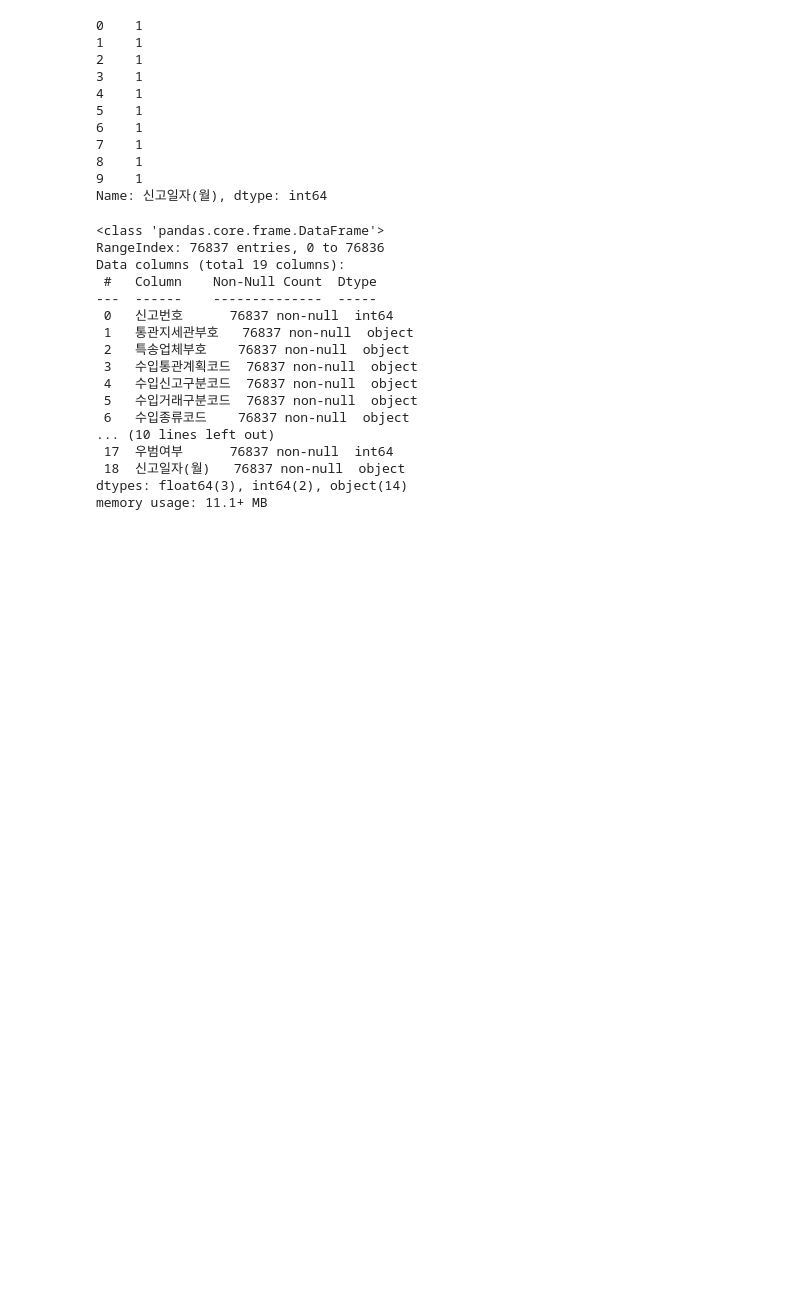
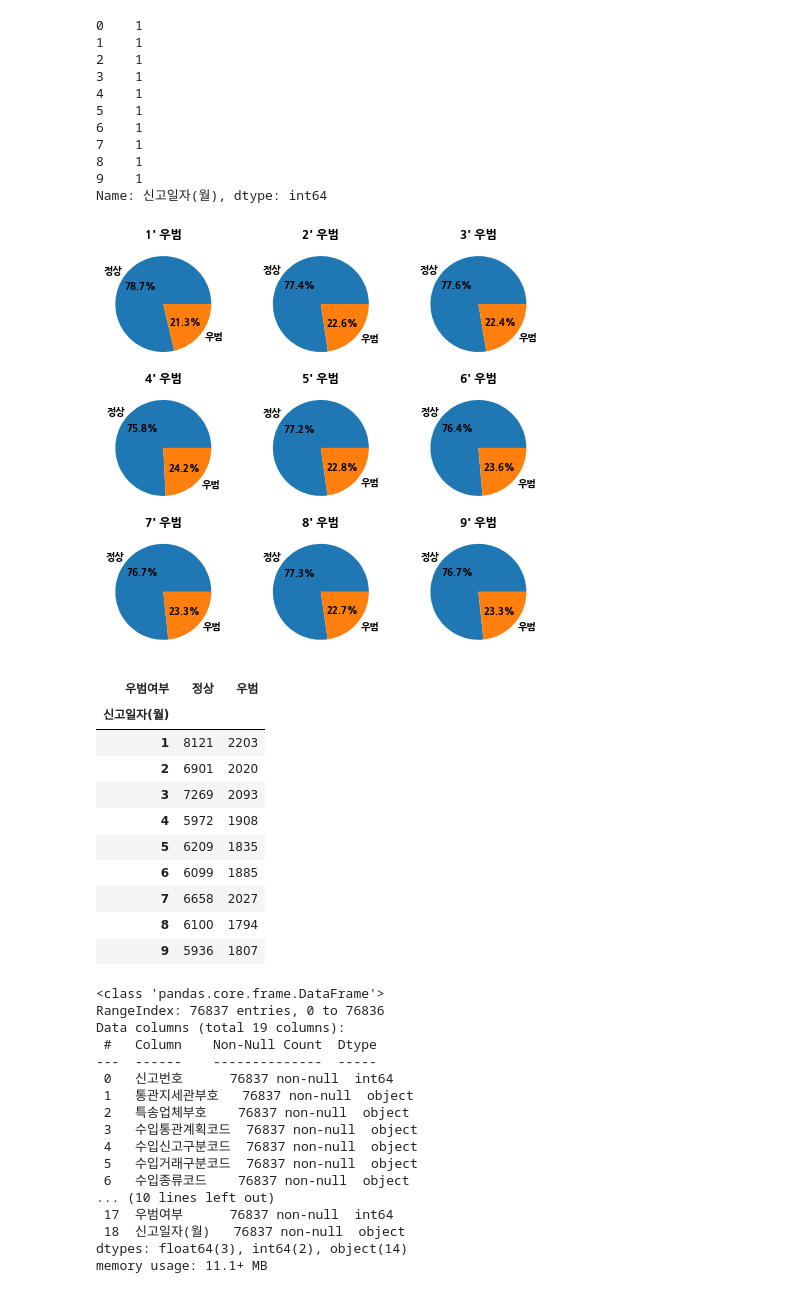
Before and after one commit to daebakk/Data-Science-Project, a Jupyter notebook: mini project/Problem/★수입 우범화물 선별 기초.ipynb, the cells around one changed output. Saved outputs shown, nothing was run; the diff lists cells and outputs as text; code cells hidden in the pictures; blank space fills up the shorter version.

```diff
--- a/mini project/Problem/★수입 우범화물 선별 기초.ipynb
+++ b/mini project/Problem/★수입 우범화물 선별 기초.ipynb
@@ -127,6 +127,22 @@ df_org['신고일자(월)'].head(10)
 Name: 신고일자(월), dtype: int64
 # %%
 del df_org['신고일자']
+# %%
+c = show_pie_chart(df_org, '신고일자(월)')
+c
+# %% [output]
+[figure, added]
+| 우범여부 | 정상 | 우범 |
+| 신고일자(월) |  |  |
+| 1 | 8121 | 2203 |
+| 2 | 6901 | 2020 |
+| 3 | 7269 | 2093 |
+| 4 | 5972 | 1908 |
+| 5 | 6209 | 1835 |
+| 6 | 6099 | 1885 |
+| 7 | 6658 | 2027 |
+| 8 | 6100 | 1794 |
+| 9 | 5936 | 1807 |
 # %%
 # 범주형 변수 지정
 discrete_columns = ['신고일자(월)',  '통관지세관부호',
```
Also changed, not shown: parts of 15 cells of this notebook, 1 other file.
